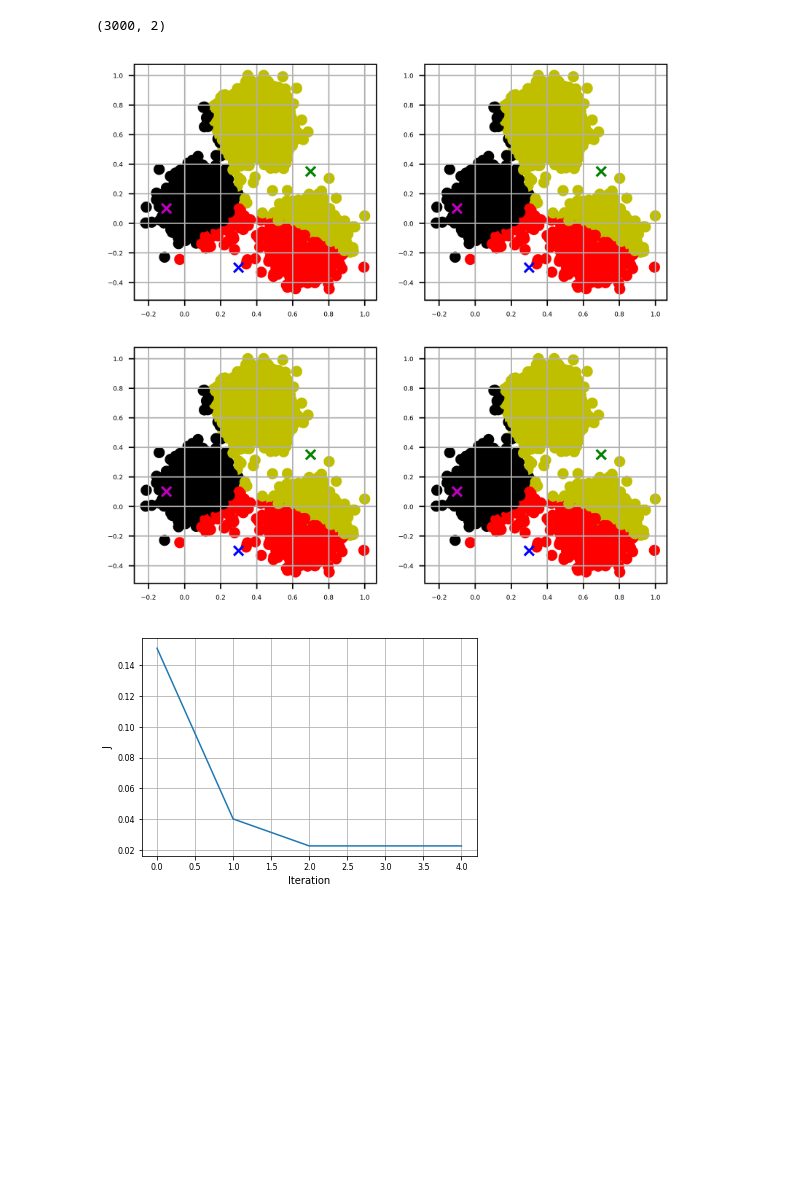
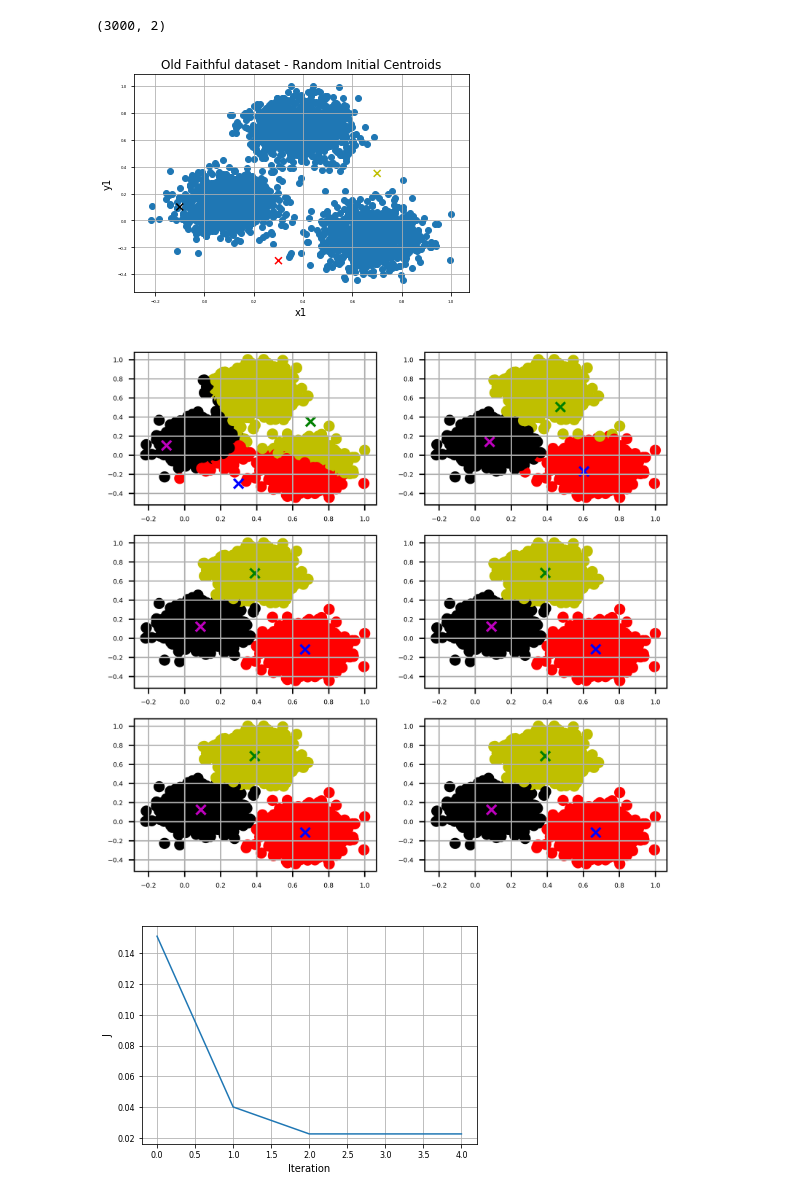
Before and after one commit to rmsouza01/ML101, a Jupyter notebook: JNotebooks/kmeans_numpy.ipynb, the cells around one changed output. Cells and saved outputs as stored; diff of their text form; code cells hidden in the pictures; blank space fills up the shorter version.

```diff
--- a/JNotebooks/kmeans_numpy.ipynb
+++ b/JNotebooks/kmeans_numpy.ipynb
@@ -52,7 +52,7 @@ You probably need to get an updated matplotlibrc file from
 http://github.com/matplotlib/matplotlib/blob/master/matplotlibrc.template
 or from the matplotlib source distribution
 # %%
-data = np.loadtxt("./Data/xclara.csv",delimiter = ',',skiprows=1)
+data = np.loadtxt("../Data/xclara.csv",delimiter = ',',skiprows=1)
 #data = data[:,1:]
 data = data/data.max(axis = 0)
 
@@ -85,30 +85,39 @@ def kmeans(data,centroids,niterations = 10):
 # %%
 matplotlib.rc('xtick', labelsize=4)
 matplotlib.rc('ytick', labelsize=4)
 
 # Initial centroids
 centroids = np.array([[0.3,-0.3],[0.7,0.35],[-0.1,0.1]])
-
 # Colors for the plot markers
 colors = np.array(['r','y','k'])
 colors2 = np.array(['b','g','m'])
 
+plt.figure()
+plt.scatter(data[:,0],data[:,1])
+plt.scatter(centroids[:,0],centroids[:,1],marker = 'x',\
+            s = 48,c = colors)
+plt.grid()
+plt.title("Old Faithful dataset - Random Initial Centroids")
+plt.xlabel("x1")
+plt.ylabel("y1")
+plt.show()
 
-fig, ax = plt.subplots(nrows=2, ncols=2,figsize = (6,6), dpi = 450)
+fig, ax = plt.subplots(nrows=3, ncols=2,figsize = (6,6), dpi = 450)
 counter = 0
 for row in ax:
     for col in row:
-        J,_,centroids_previous,labels = \
+        J,centroids,centroids_previous,labels = \
         kmeans(data,centroids.copy(),niterations = 1)
         #Displaying the dataset
         col.scatter(data[:,0],data[:,1],c=colors[labels])
         col.scatter(centroids_previous[:,0],centroids_previous[:,1]\
                     ,marker = 'x',c=colors2)
         col.grid()
         counter+=5
 plt.show()
 # %% [output]
-[figure, old version]
+[figure, new version]
+[figure, added]
 # %%
 matplotlib.rc('xtick', labelsize=8)
 matplotlib.rc('ytick', labelsize=8)
```
Also changed, not shown: parts of 1 cell of this notebook.
